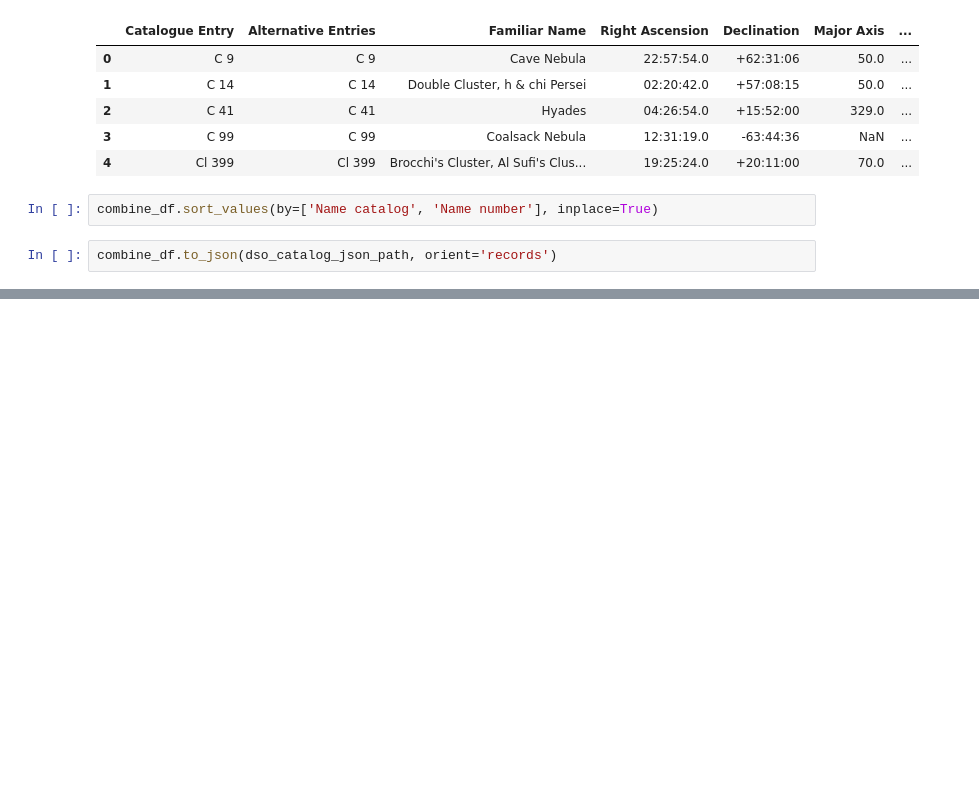
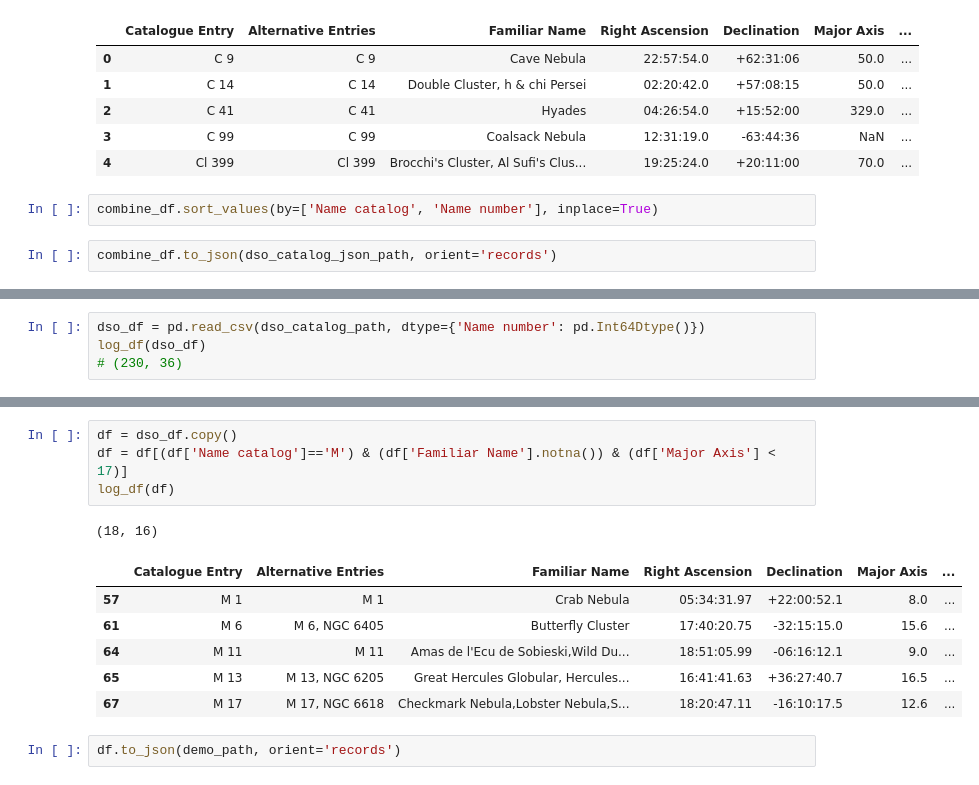
Before and after one commit to DwarfTelescopeUsers/dwarfii-stellarium-goto, a Jupyter notebook: notebooks/5_create_catalogues.ipynb, the cells around one changed output, grey strips where cells are left out. Saved outputs shown, nothing was run; the diff lists cells and outputs as text; blank space fills up the shorter version.

Commit message:
update notebook to create demo catalog

```diff
--- a/notebooks/5_create_catalogues.ipynb
+++ b/notebooks/5_create_catalogues.ipynb
@@ -619,0 +624,4 @@ combine_df.to_json(dso_catalog_json_path, orient='records')
+# %%
+dso_df = pd.read_csv(dso_catalog_path, dtype={'Name number': pd.Int64Dtype()})
+log_df(dso_df)
+# (230, 36)
@@ -619,0 +636,14 @@ combine_df.to_json(dso_catalog_json_path, orient='records')
+# %%
+df = dso_df.copy()
+df = df[(df['Name catalog']=='M') & (df['Familiar Name'].notna()) & (df['Major Axis'] < 17)]
+log_df(df)
+# %% [output]
+(18, 16)
+|  | Catalogue Entry | Alternative Entries | Familiar Name | Right Ascension | Declination | Major Axis | ... |
+| 57 | M 1 | M 1 | Crab Nebula | 05:34:31.97 | +22:00:52.1 | 8.0 | ... |
+| 61 | M 6 | M 6, NGC 6405 | Butterfly Cluster | 17:40:20.75 | -32:15:15.0 | 15.6 | ... |
+| 64 | M 11 | M 11 | Amas de l'Ecu de Sobieski,Wild Du... | 18:51:05.99 | -06:16:12.1 | 9.0 | ... |
+| 65 | M 13 | M 13, NGC 6205 | Great Hercules Globular, Hercules... | 16:41:41.63 | +36:27:40.7 | 16.5 | ... |
+| 67 | M 17 | M 17, NGC 6618 | Checkmark Nebula,Lobster Nebula,S... | 18:20:47.11 | -16:10:17.5 | 12.6 | ... |
+# %%
+df.to_json(demo_path, orient='records')
```
Also changed, not shown: parts of 5 cells of this notebook, 1 other file.
